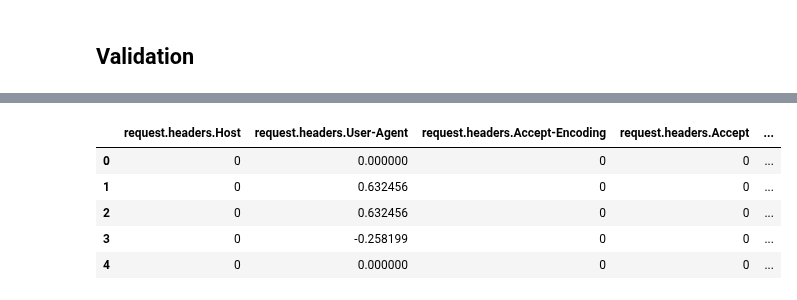
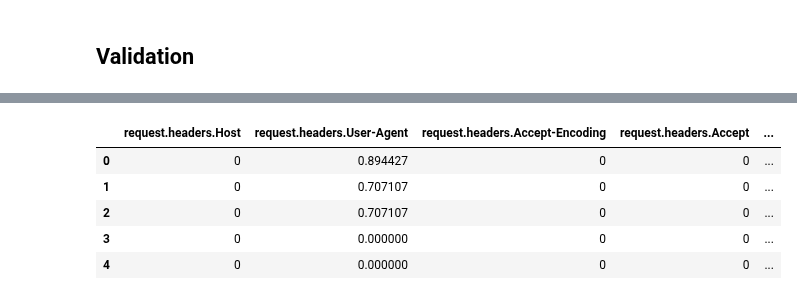
Before and after one commit to chenshtynmetz/CiscoCompetition, a Jupyter notebook: Dataset1.ipynb, the cells around one changed output, grey strips where cells are left out. Saved outputs shown, nothing was run; the diff lists cells and outputs as text; code cells hidden in the pictures.

```diff
--- a/Dataset1.ipynb
+++ b/Dataset1.ipynb
@@ -124,7 +151,7 @@ COLUMNS_TO_REMOVE = ['request.body',
 # columns and run some feature extraction models
 def vectorize_df(df):
     le = LabelEncoder()
-    h_vec = HashingVectorizer(n_features=4)
+    h_vec = HashingVectorizer(n_features=3)
 
     # Run LabelEncoder on the chosen features
     for column in SIMPLE_HEADERS:
@@ -135,6 +162,8 @@ def vectorize_df(df):
         newHVec = h_vec.fit_transform(df[column])
         df[column] = newHVec.todense()
 
+
+
     # Remove some columns that may be needed.. (Or not, you decide)
     for column in COLUMNS_TO_REMOVE:
         df.drop(column, axis=1, inplace=True)
@@ -673,36 +778,36 @@ COMPLEX_HEADERS = ['request.headers.User-Agent',
                     'response.headers.Set-Cookie'
                     ]
 
 COLUMNS_TO_REMOVE = ['request.body',
                     'response.headers.Content-Length',
                     'request.headers.Date']
 
 # This is our main preprocessing function that will iterate over all of the chosen
 # columns and run some feature extraction models
 def vectorize_df(df):
     le = LabelEncoder()
-    h_vec = HashingVectorizer(n_features=4)
+    h_vec = HashingVectorizer(n_features=3)
 
     # Run LabelEncoder on the chosen features
     for column in SIMPLE_HEADERS:
         df[column] = le.fit_transform(df[column])
 
     # Run HashingVectorizer on the chosen features
     for column in COMPLEX_HEADERS:
         newHVec = h_vec.fit_transform(df[column])
         df[column] = newHVec.todense()
 
     # Remove some columns that may be needed.. (Or not, you decide)
     for column in COLUMNS_TO_REMOVE:
         df.drop(column, axis=1, inplace=True)
     return df
 
 df = vectorize_df(df)
 df.head()
 # %% [output]
 |  | request.headers.Host | request.headers.User-Agent | request.headers.Accept-Encoding | request.headers.Accept | ... |
-| 0 | 0 | 0.000000 | 0 | 0 | ... |
-| 1 | 0 | 0.632456 | 0 | 0 | ... |
-| 2 | 0 | 0.632456 | 0 | 0 | ... |
-| 3 | 0 | -0.258199 | 0 | 0 | ... |
+| 0 | 0 | 0.894427 | 0 | 0 | ... |
+| 1 | 0 | 0.707107 | 0 | 0 | ... |
+| 2 | 0 | 0.707107 | 0 | 0 | ... |
+| 3 | 0 | 0.000000 | 0 | 0 | ... |
 | 4 | 0 | 0.000000 | 0 | 0 | ... |
```
Also changed, not shown: parts of 36 cells of this notebook.
